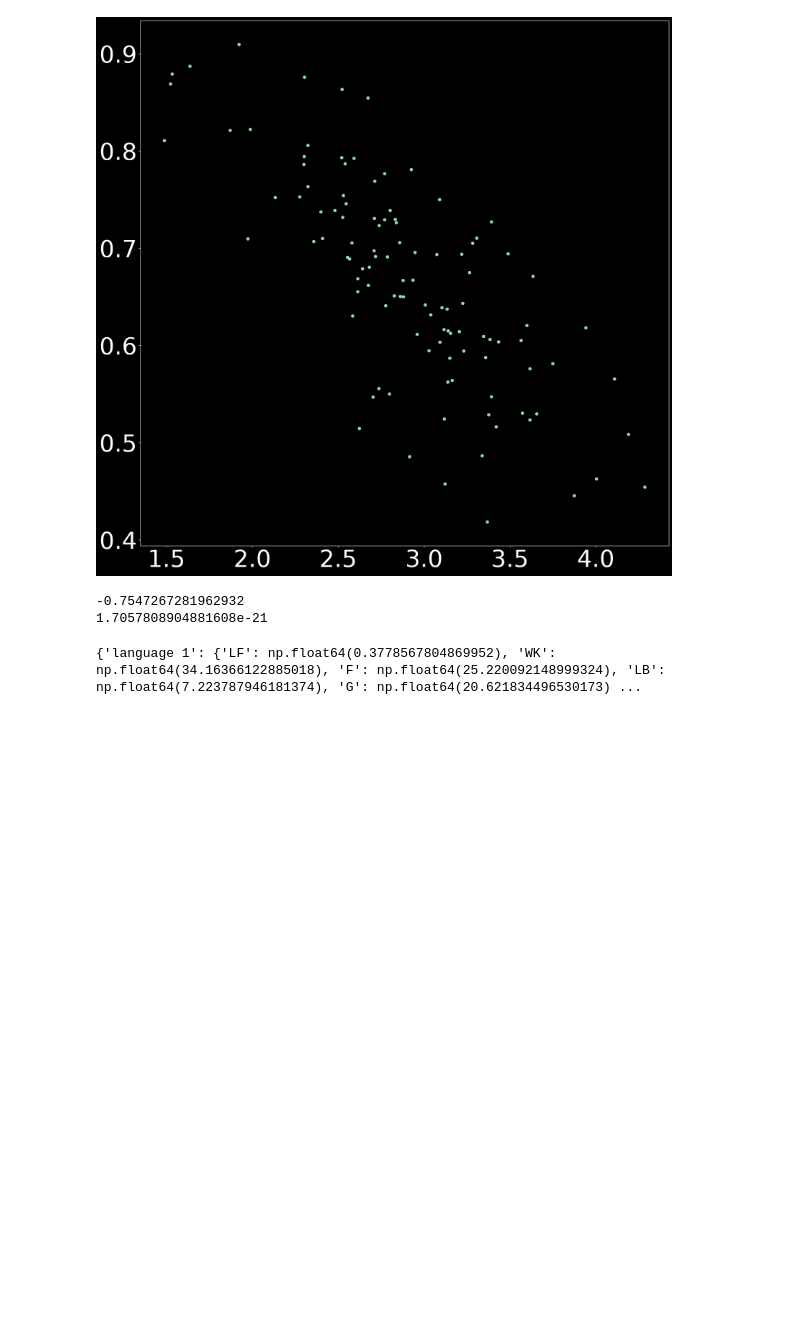
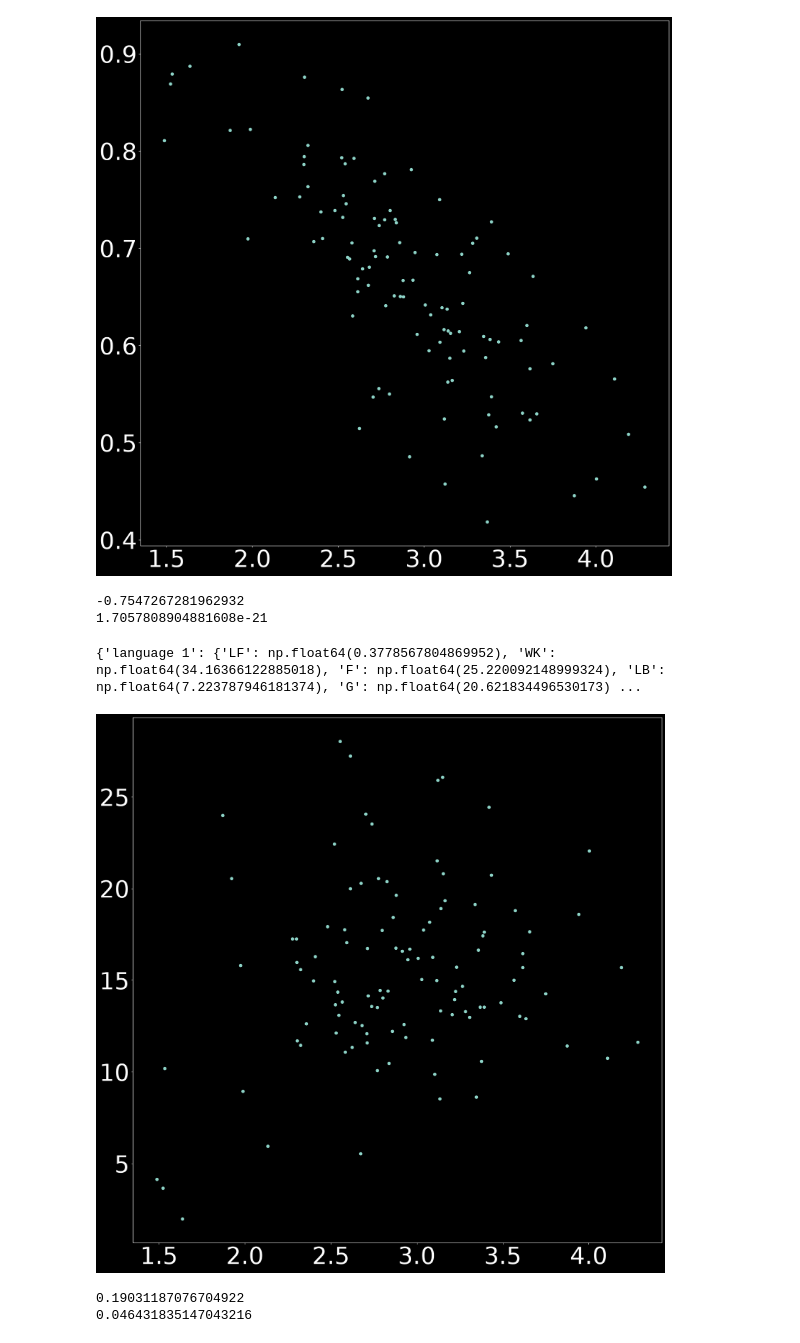
Before and after one commit to iguehi-akhimien1/COG260Project, a Jupyter notebook: wcs_data_notebook/wcs_demo_notebook.ipynb, the cells around one changed output. Saved outputs shown, nothing was run; the diff lists cells and outputs as text; code cells hidden in the pictures; blank space fills up the shorter version.

Commit message:
evaluating between clustering and complexity; computed correlation coefficient

```diff
--- a/wcs_data_notebook/wcs_demo_notebook.ipynb
+++ b/wcs_data_notebook/wcs_demo_notebook.ipynb
@@ -325,15 +325,13 @@ b = []
 for _, num in languages_complexities.items():
     a.append(num)
 
-for _, val in color_naming_consistency_across_languages.items():
-    b.append(val)
 # plotting language complexity against color naming consistency
 plt.figure(figsize=(20, 20))
-plt.scatter(a, b)
+plt.scatter(a, y)
 plt.show()
 
 # the correlation coefficient:
-corr = scipy.stats.pearsonr(a, b)
+corr = scipy.stats.pearsonr(a, y)
 print(corr.statistic)
 print(corr.pvalue)
 # %% [output]
@@ -389,3 +387,27 @@ while language < len(fociData) + 1:
 print(clustering_per_language)
 # %% [output]
 {'language 1': {'LF': np.float64(0.3778567804869952), 'WK': np.float64(34.16366122885018), 'F': np.float64(25.220092148999324), 'LB': np.float64(7.223787946181374), 'G': np.float64(20.621834496530173) ...
+# %%
+# plotting the clustering across the languages
+mean_clustering = dict()
+for language, categories in clustering_per_language.items():
+    # obtain the clustering measure across all languages
+    # print([v for _, v in categories.items()])
+    mean_clustering[language] = np.mean([v for _, v in categories.items()])
+
+z = []
+for _, m in mean_clustering.items():
+    z.append(m)
+
+plt.figure(figsize=(20, 20))
+plt.scatter(a,z)
+plt.show()
+
+# the correlation coefficient:
+corr = scipy.stats.pearsonr(a, z)
+print(corr.statistic)
+print(corr.pvalue)
+# %% [output]
+[figure, added]
+0.19031187076704922
+0.046431835147043216
```
